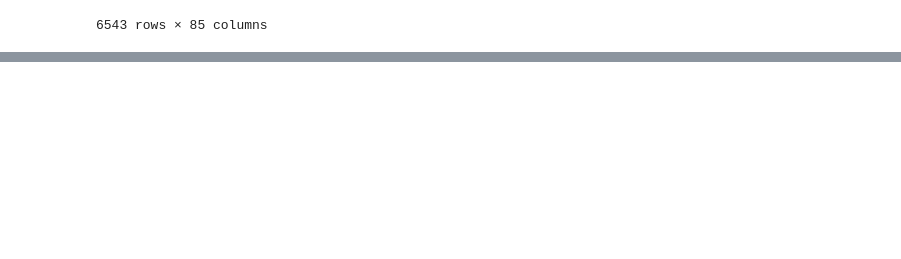
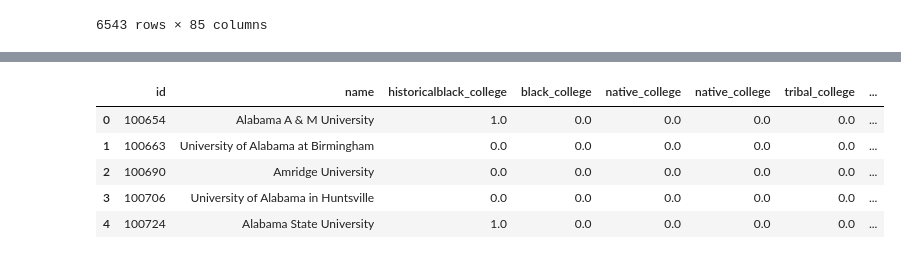
Before and after one commit to Wook22/Education_Institution_Data_Analysis, a Jupyter notebook: test_code.ipynb, the cells around one changed output, grey strips where cells are left out. Saved outputs shown, nothing was run; the diff lists cells and outputs as text; code cells hidden in the pictures; blank space fills up the shorter version.

Commit message:
test dataset

```diff
--- a/test_code.ipynb
+++ b/test_code.ipynb
@@ -281,0 +312,24 @@ test_rename
+# %%
+test_schooltype = test_rename[[
+    "id",
+    "name",
+    "historicalblack_college",
+    "black_college",
+    "native_college",
+    "tribal_college",
+    "asian_college",
+    "hispanic_college",
+    "native_college",
+    "men_college",
+    "women_college"
+]]
+
+test_schooltype_clean = test_schooltype.dropna()
+test_schooltype_clean.head()
+# %% [output]
+|  | id | name | historicalblack_college | black_college | native_college | native_college | tribal_college | ... |
+| 0 | 100654 | Alabama A & M University | 1.0 | 0.0 | 0.0 | 0.0 | 0.0 | ... |
+| 1 | 100663 | University of Alabama at Birmingham | 0.0 | 0.0 | 0.0 | 0.0 | 0.0 | ... |
+| 2 | 100690 | Amridge University | 0.0 | 0.0 | 0.0 | 0.0 | 0.0 | ... |
+| 3 | 100706 | University of Alabama in Huntsville | 0.0 | 0.0 | 0.0 | 0.0 | 0.0 | ... |
+| 4 | 100724 | Alabama State University | 1.0 | 0.0 | 0.0 | 0.0 | 0.0 | ... |
```
Also changed, not shown: parts of 6 cells of this notebook.
